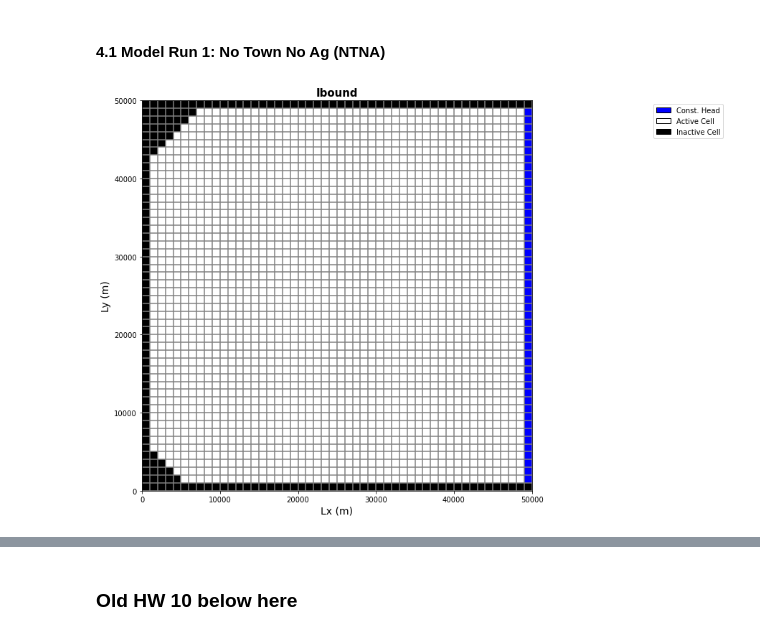
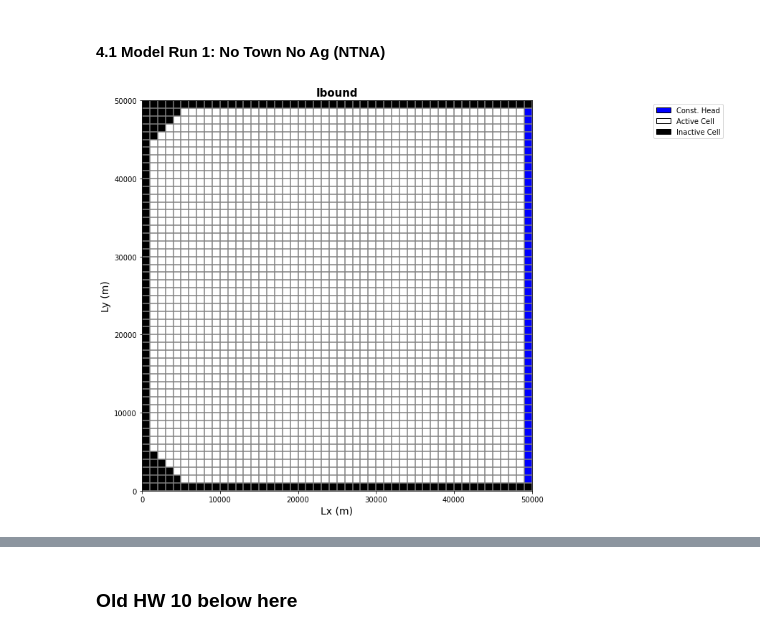
Before and after one commit to GW-modelling-Spring2022/homework-akahler03, a Jupyter notebook: Working/HW12_WatershedModel/HW12_restart_HW10.ipynb, the cells around one changed output, grey strips where cells are left out. Drawn from its saved outputs; the diff is of its cells as text; code cells hidden in the pictures.

Commit message:
recharge breaks it

```diff
--- a/Working/HW12_WatershedModel/HW12_restart_HW10.ipynb
+++ b/Working/HW12_WatershedModel/HW12_restart_HW10.ipynb
@@ -172,26 +172,26 @@ for i in range(0,6):
 #Middle layer - upper and lower left
 for i in range(0,8):
     ibound[1, i, 0:8-i] = 0
-#for i in range(0,8):
+#for i in range(0,8):               #adding this throws a termination error - non converge
 #    ibound[1, 42+i, 0:1+i] = 0
 
 #Bottom layer - upper and lower left
-#for i in range(0,10):
+#for i in range(0,10):              #adding this throws a termination error - non converge
 #    ibound[2, i, 0:10-i] = 0
-
+#for i in range(0,10):              #adding this throws a termination error - non converge
+#    ibound[2, 40+i, 0:1+i] = 0
 
 
 #setup initial heads as 1 everywhere except on the boundaries
 H_init = np.ones((nlay, nrow, ncol), dtype=np.float32)  #float array (i.e. decimal), sets all heads to 1.0
 H_init[:, :, :] = h_right    #initialize the entire domain to the right head value
-#H_init[:, :, 0] = h_left    #replace first (left) col with desired head value
 bas = flopy.modflow.ModflowBas(m1, ibound=ibound, strt=H_init)
 
 #------------------------------------------------------
 #Model Map
 #plot grid and ibound
 plt.figure(figsize = (10,10))
-modelmap = flopy.plot.PlotMapView(model=m1, layer=1)
+modelmap = flopy.plot.PlotMapView(model=m1, layer=0)
 grid = modelmap.plot_grid()
 ib = modelmap.plot_ibound()
 #add labels and legend
@@ -210,35 +210,35 @@ lpf = flopy.modflow.ModflowLpf(m1, laytyp=uncnf, hk=Kh,
                                vka=Kz, ss=Ss,
                                sy=Sy,storagecoefficient=True, ipakcb=53)
 
 #Recharge
 rech_zone = np.zeros((nrow,ncol))               #define an array of zeros of dim (nrow,ncol)
-rech_zone=rech_zone+recharge
+#rech_zone[:,0:16] = recharge                    #recharge only occurs in 15 leftmost columns
 rch = flopy.modflow.mfrch.ModflowRch(model=m1, rech=rech_zone, ipakcb=53)     #create rch object
 
 #Well
 #well_loc = (0,well_row,well_col) #Well loc should be layer, row, column
 #well_1 = [i for i in well_loc] + [pumping]
 #print(well_1)
 #print("Well 1 [layer, row, column, flux]: \n", well_1)
 #wel_spd = {0: [well_1]} #putting the well in the bottom layer
 #wel = flopy.modflow.ModflowWel(model=m1, stress_period_data=wel_spd)
 
 #Output control - OC
 spd = {(0,0):['print head', 'print budget', 'save head', 'save budget']} #create a dictionary for stress period data, where key (0,0) is associated with value ['print...']
 oc = flopy.modflow.ModflowOc(model=m1, stress_period_data=spd, compact=True)
 
 #Numerical solver - pcg
 pcg = flopy.modflow.ModflowPcg(model=m1)
 
 #write the inputs
 m1.write_input()
 
 #Run the model
 success, mfoutput = m1.run_model(pause=False, report=True)
 if not success:
     raise Exception('MODFLOW did not terminate normally.')
 # %% [output]
-[figure, old version]
+[figure, new version]
 FloPy is using the following executable to run the model: C:/Users/tento/Documents/GW_Modeling/homework-akahler03/Working/mf2005.exe
 
                                   MODFLOW-2005
```
Also changed, not shown: parts of 1 cell of this notebook.
